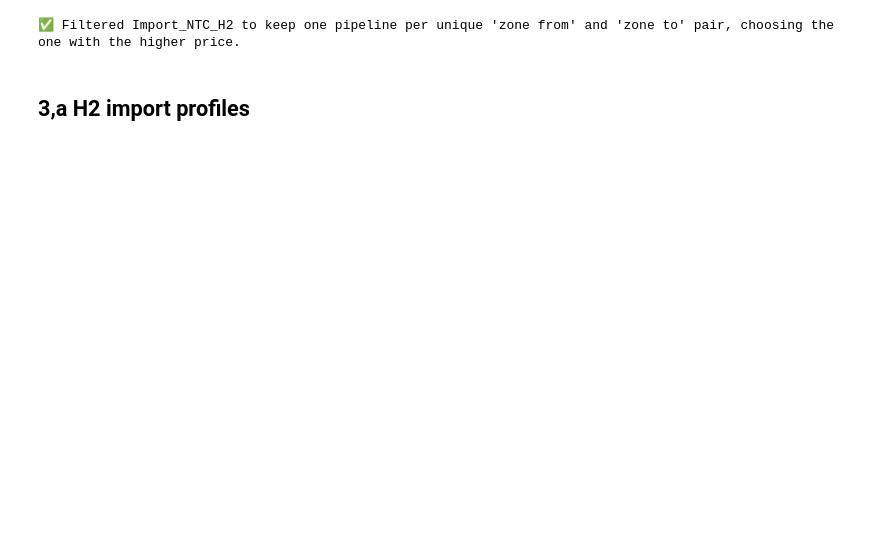
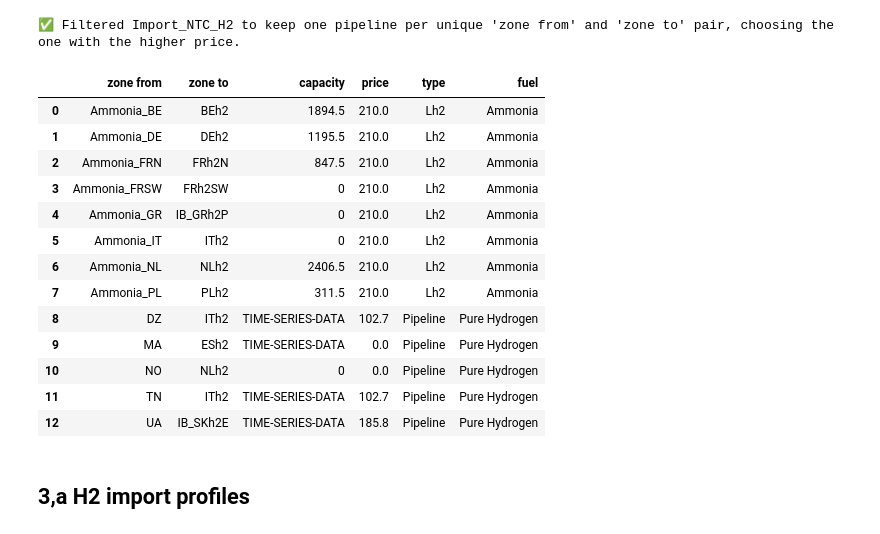
Before and after one commit to IgorKovacevicENNOH/ENNOH_Modelling, a Jupyter notebook: Intermediate_to_model_data_II.ipynb, the cells around one changed output. Drawn from its saved outputs; the diff is of its cells as text; code cells hidden in the pictures; blank space fills up the shorter version.

```diff
--- a/Intermediate_to_model_data_II.ipynb
+++ b/Intermediate_to_model_data_II.ipynb
@@ -393,15 +393,44 @@ else:
 # %%
-# filtering import pipeline and ammonia
 if not Import_NTC_H2.empty:
-    # Group by 'zone from' and 'zone to', then select the row with the highest price
-    Import_NTC_H2_filtered = Import_NTC_H2.loc[Import_NTC_H2.groupby(['zone from', 'zone to'])['price'].idxmax()].reset_index(drop=True)
-    print("✅ Filtered Import_NTC_H2 to keep one pipeline per unique 'zone from' and 'zone to' pair, choosing the one with the higher price.")
-    # Update Import_NTC_H2 to the filtered version for subsequent use
-    Import_NTC_H2 = Import_NTC_H2_filtered
+    # Filter out rows where 'price' is NaN before grouping to avoid ValueError.
+    # This ensures idxmax only operates on valid prices.
+    temp_df = Import_NTC_H2.dropna(subset=['price']).copy()
+
+    if not temp_df.empty:
+        # Group by 'zone from' and 'zone to' in the temporary DataFrame,
+        # then select the index of the row with the highest price.
+        # Use these indices to select rows from the original Import_NTC_H2 DataFrame.
+        idx = temp_df.groupby(['zone from', 'zone to'])['price'].idxmax()
+        Import_NTC_H2_filtered = Import_NTC_H2.loc[idx].reset_index(drop=True)
+        print("✅ Filtered Import_NTC_H2 to keep one pipeline per unique 'zone from' and 'zone to' pair, choosing the one with the higher price.")
+        # Update Import_NTC_H2 to the filtered version for subsequent use
+        Import_NTC_H2 = Import_NTC_H2_filtered
+    else:
+        # If temp_df was empty, it means no rows had valid prices to compare.
+        # In this case, we effectively filter out all rows that had NaN prices, resulting in an empty DataFrame.
+        Import_NTC_H2 = pd.DataFrame(columns=['zone from', 'zone to', 'capacity', 'price', 'type', 'fuel'])
+        print("⚠️ All rows in Import_NTC_H2 had NaN prices for comparison, or the DataFrame was initially empty after filtering. Import_NTC_H2 is now empty.")
 else:
     print("❌ Import_NTC_H2 DataFrame is empty, no filtering performed.")
 # %% [output]
 ✅ Filtered Import_NTC_H2 to keep one pipeline per unique 'zone from' and 'zone to' pair, choosing the one with the higher price.
+# %%
+Import_NTC_H2_filtered
+# %% [output]
+|  | zone from | zone to | capacity | price | type | fuel |
+| 0 | Ammonia_BE | BEh2 | 1894.5 | 210.0 | Lh2 | Ammonia |
+| 1 | Ammonia_DE | DEh2 | 1195.5 | 210.0 | Lh2 | Ammonia |
+| 2 | Ammonia_FRN | FRh2N | 847.5 | 210.0 | Lh2 | Ammonia |
+| 3 | Ammonia_FRSW | FRh2SW | 0 | 210.0 | Lh2 | Ammonia |
+| 4 | Ammonia_GR | IB_GRh2P | 0 | 210.0 | Lh2 | Ammonia |
+| 5 | Ammonia_IT | ITh2 | 0 | 210.0 | Lh2 | Ammonia |
+| 6 | Ammonia_NL | NLh2 | 2406.5 | 210.0 | Lh2 | Ammonia |
+| 7 | Ammonia_PL | PLh2 | 311.5 | 210.0 | Lh2 | Ammonia |
+| 8 | DZ | ITh2 | TIME-SERIES-DATA | 102.7 | Pipeline | Pure Hydrogen |
+| 9 | MA | ESh2 | TIME-SERIES-DATA | 0.0 | Pipeline | Pure Hydrogen |
+| 10 | NO | NLh2 | 0 | 0.0 | Pipeline | Pure Hydrogen |
+| 11 | TN | ITh2 | TIME-SERIES-DATA | 102.7 | Pipeline | Pure Hydrogen |
+| 12 | UA | IB_SKh2E | TIME-SERIES-DATA | 185.8 | Pipeline | Pure Hydrogen |
 # %% [markdown]
 ## 3,a H2 import profiles
 # %%
```
Also changed, not shown: parts of 21 cells of this notebook.
